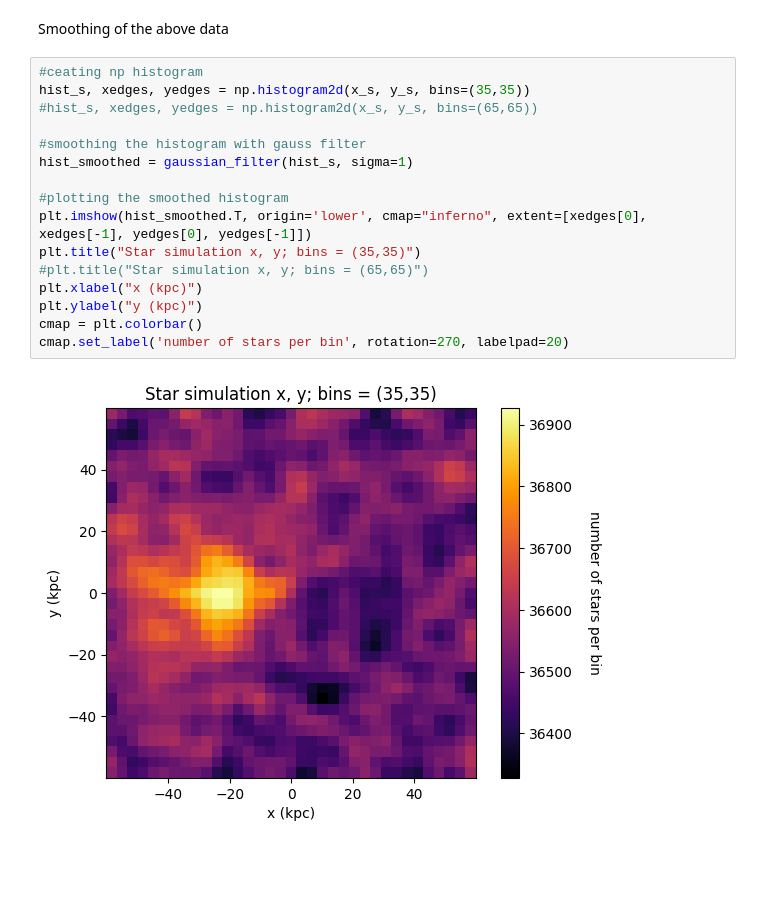
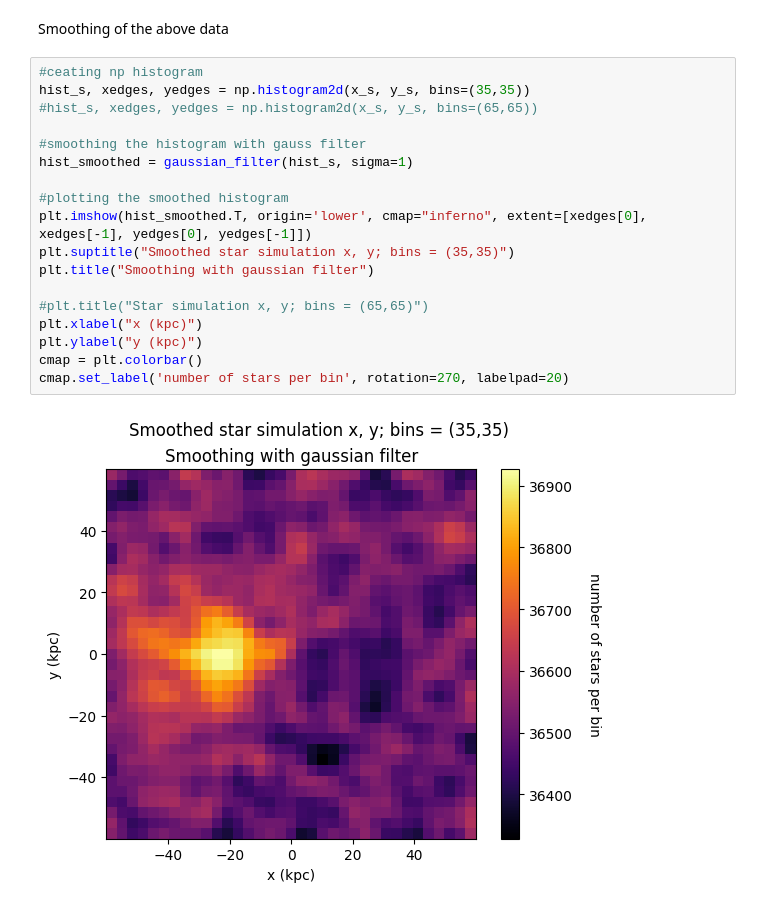
Before and after one commit to TheArchAstronomer/My_thesis, a Jupyter notebook: CDM_sim_viz.ipynb, the cells around one changed output. Saved outputs shown, nothing was run; the diff lists cells and outputs as text; blank space fills up the shorter version.

```diff
--- a/CDM_sim_viz.ipynb
+++ b/CDM_sim_viz.ipynb
@@ -45,18 +45,20 @@ Smoothing of the above data
 # %%
 #ceating np histogram
 hist_s, xedges, yedges = np.histogram2d(x_s, y_s, bins=(35,35))
 #hist_s, xedges, yedges = np.histogram2d(x_s, y_s, bins=(65,65))
 
 #smoothing the histogram with gauss filter
 hist_smoothed = gaussian_filter(hist_s, sigma=1)
 
 #plotting the smoothed histogram
 plt.imshow(hist_smoothed.T, origin='lower', cmap="inferno", extent=[xedges[0], xedges[-1], yedges[0], yedges[-1]])
-plt.title("Star simulation x, y; bins = (35,35)")
+plt.suptitle("Smoothed star simulation x, y; bins = (35,35)")
+plt.title("Smoothing with gaussian filter")
+
 #plt.title("Star simulation x, y; bins = (65,65)")
 plt.xlabel("x (kpc)")
 plt.ylabel("y (kpc)")
 cmap = plt.colorbar()
 cmap.set_label('number of stars per bin', rotation=270, labelpad=20)
 # %% [output]
-[figure, old version]
+[figure, new version]
```
